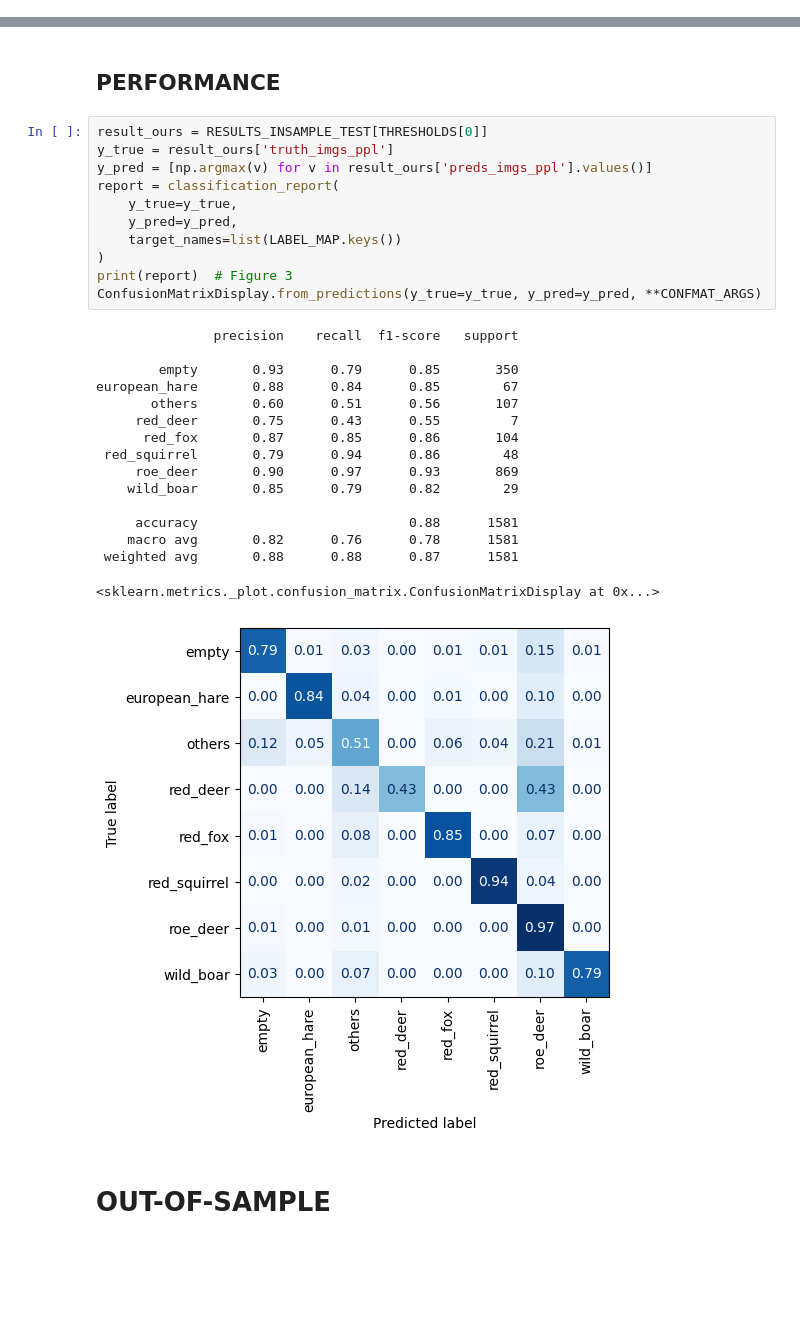
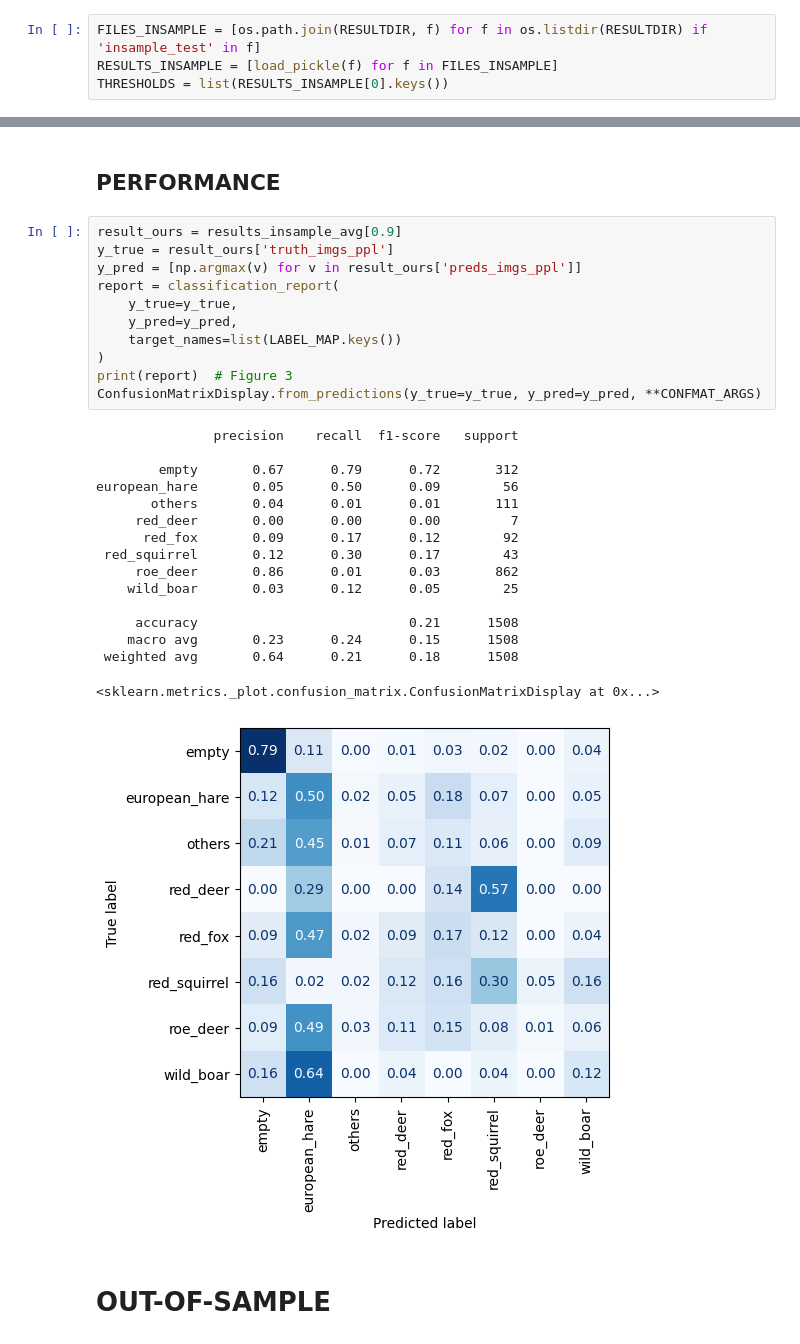
Before and after one commit to slds-lmu/wildlife-experiments, a Jupyter notebook: results_light.ipynb, the cells around one changed output, grey strips where cells are left out. Cells and saved outputs as stored; diff of their text form; blank space fills up the shorter version.

```diff
--- a/results_light.ipynb
+++ b/results_light.ipynb
@@ -76,0 +40,4 @@ for t in THRESHOLDS:
+# %%
+FILES_INSAMPLE = [os.path.join(RESULTDIR, f) for f in os.listdir(RESULTDIR) if 'insample_test' in f]
+RESULTS_INSAMPLE = [load_pickle(f) for f in FILES_INSAMPLE]
+THRESHOLDS = list(RESULTS_INSAMPLE[0].keys())
@@ -137,33 +145,33 @@ df_ins_empty.sort_values('threshold')  # Table 2
 # %% [markdown]
 ## PERFORMANCE
 # %%
-result_ours = RESULTS_INSAMPLE_TEST[THRESHOLDS[0]]
+result_ours = results_insample_avg[0.9]
 y_true = result_ours['truth_imgs_ppl']
-y_pred = [np.argmax(v) for v in result_ours['preds_imgs_ppl'].values()]
+y_pred = [np.argmax(v) for v in result_ours['preds_imgs_ppl']]
 report = classification_report(
     y_true=y_true,
     y_pred=y_pred,
     target_names=list(LABEL_MAP.keys())
 )
 print(report)  # Figure 3
 ConfusionMatrixDisplay.from_predictions(y_true=y_true, y_pred=y_pred, **CONFMAT_ARGS)
 # %% [output]
                precision    recall  f1-score   support
 
-        empty       0.93      0.79      0.85       350
-european_hare       0.88      0.84      0.85        67
-       others       0.60      0.51      0.56       107
-     red_deer       0.75      0.43      0.55         7
-      red_fox       0.87      0.85      0.86       104
- red_squirrel       0.79      0.94      0.86        48
-     roe_deer       0.90      0.97      0.93       869
-    wild_boar       0.85      0.79      0.82        29
+        empty       0.67      0.79      0.72       312
+european_hare       0.05      0.50      0.09        56
+       others       0.04      0.01      0.01       111
+     red_deer       0.00      0.00      0.00         7
+      red_fox       0.09      0.17      0.12        92
+ red_squirrel       0.12      0.30      0.17        43
+     roe_deer       0.86      0.01      0.03       862
+    wild_boar       0.03      0.12      0.05        25
 
-     accuracy                           0.88      1581
-    macro avg       0.82      0.76      0.78      1581
- weighted avg       0.88      0.88      0.87      1581
+     accuracy                           0.21      1508
+    macro avg       0.23      0.24      0.15      1508
+ weighted avg       0.64      0.21      0.18      1508
 <sklearn.metrics._plot.confusion_matrix.ConfusionMatrixDisplay at 0x...>
-[figure, old version]
+[figure, new version]
 # %% [markdown]
 # OUT-OF-SAMPLE
 # %% [markdown]
```
Also changed, not shown: parts of 7 cells of this notebook, 1 other file.
